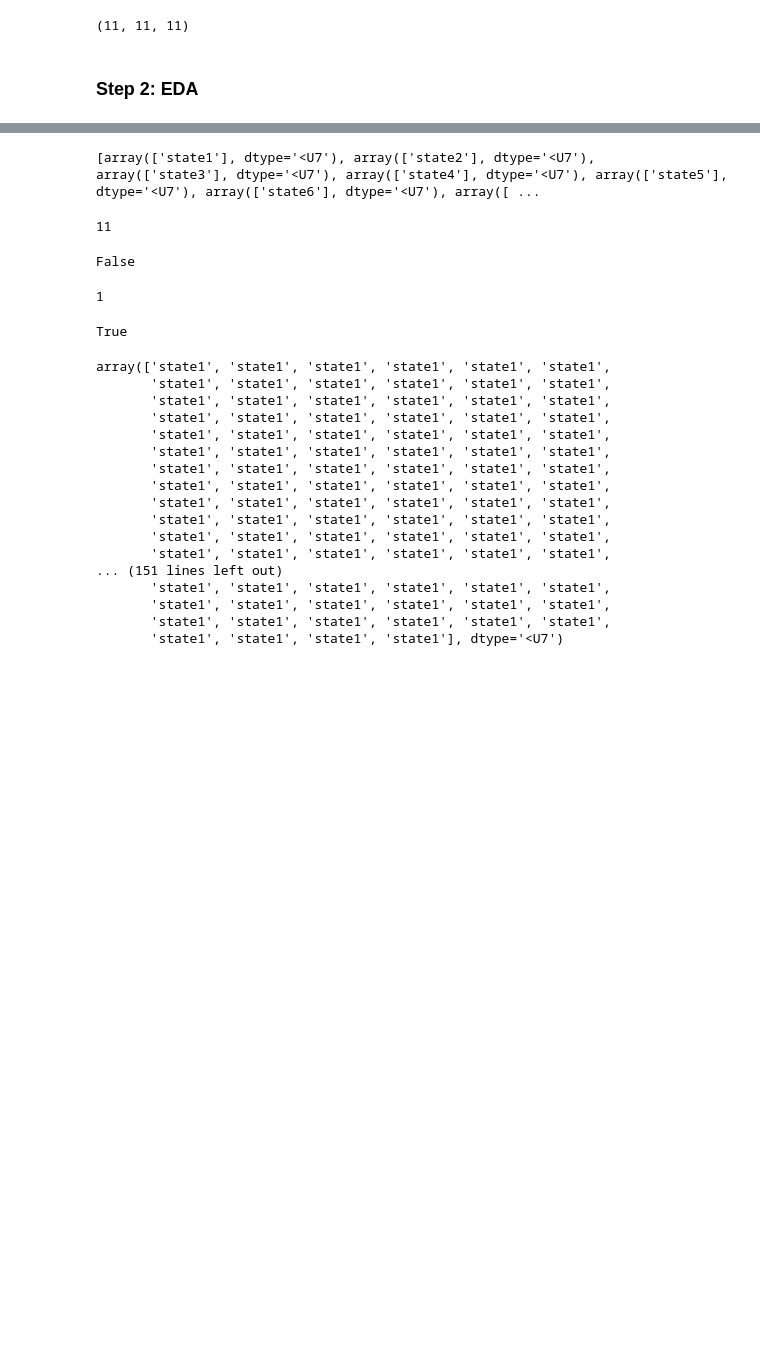
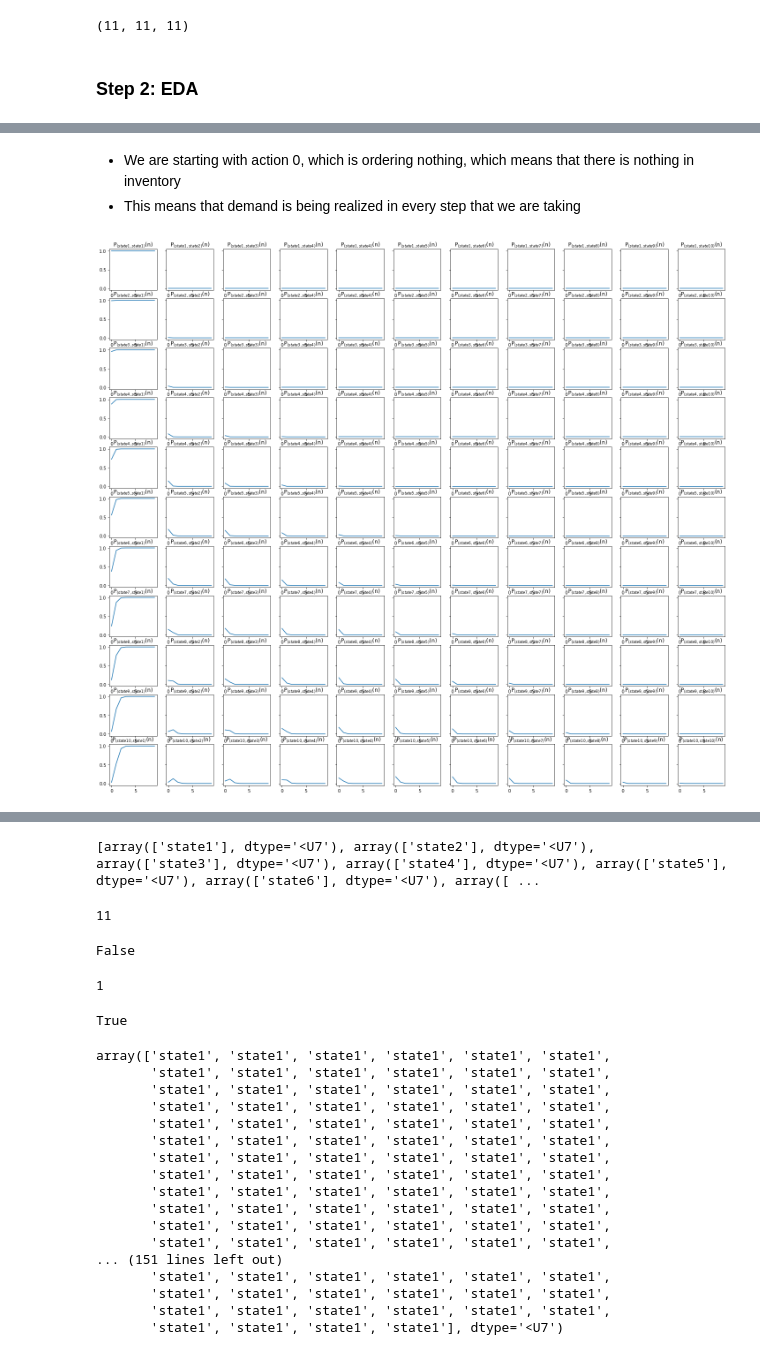
Before and after one commit to targoons/gym-inventory, a Jupyter notebook: gym_analysis_Group6.ipynb, the cells around one changed output, grey strips where cells are left out. Drawn from its saved outputs; the diff is of its cells as text; code cells hidden in the pictures; blank space fills up the shorter version.

```diff
--- a/gym_analysis_Group6.ipynb
+++ b/gym_analysis_Group6.ipynb
@@ -324,0 +228,67 @@ states = {
+# %% [markdown]
+ - We are starting with action 0, which is ordering nothing, which means that there is nothing in inventory
+ - This means that demand is being realized in every step that we are taking
+# %%
+P_t[0,:,:].shape
+
+prob_matrix = P_t[0]
+prob_matrix
+
+
+# define # of periods / decision epochs / stages
+T = 10
+
+# define # of rows & cols
+n = 11
+
+# create array for storing transition probs
+P = np.zeros((T,n,n),dtype=np.float64) # reflects steps 0 through 99
+
+P.shape
+
+
+# take array of 0's and set equal to first set of transition probabilities
+P[0] = prob_matrix
+P[0]
+
+
+for item in range(1,T):
+    P[item] = np.matmul(P[item - 1], prob_matrix)
+
+
+# map actions
+states = {
+
+    0:'state1',
+    1:'state2',
+    2:'state3',
+    3:'state4',
+    4:'state4',
+    5:'state5',
+    6:'state6',
+    7:'state7',
+    8:'state8',
+    9:'state9',
+    10:'state10'
+
+}
+
+
+# plot
+fig, axes = plt.subplots(n, n, figsize=(25, 25), sharey = True)
+
+for i in range(n):
+
+    for j in range(n):
+
+        var_name = '({},{})'.format(states[i],states[j])
+
+        plt.sca(axes[i, j])
+        plt.plot(range(T), P[:,i,j])
+
+        axes[i,j].set_title(f'P$_{{{var_name}}}$(n)')
+
+fig.subplots_adjust(top = 0.8)
+plt.show()
+# %% [output]
+[figure, added]
```
Also changed, not shown: parts of 13 cells of this notebook.
